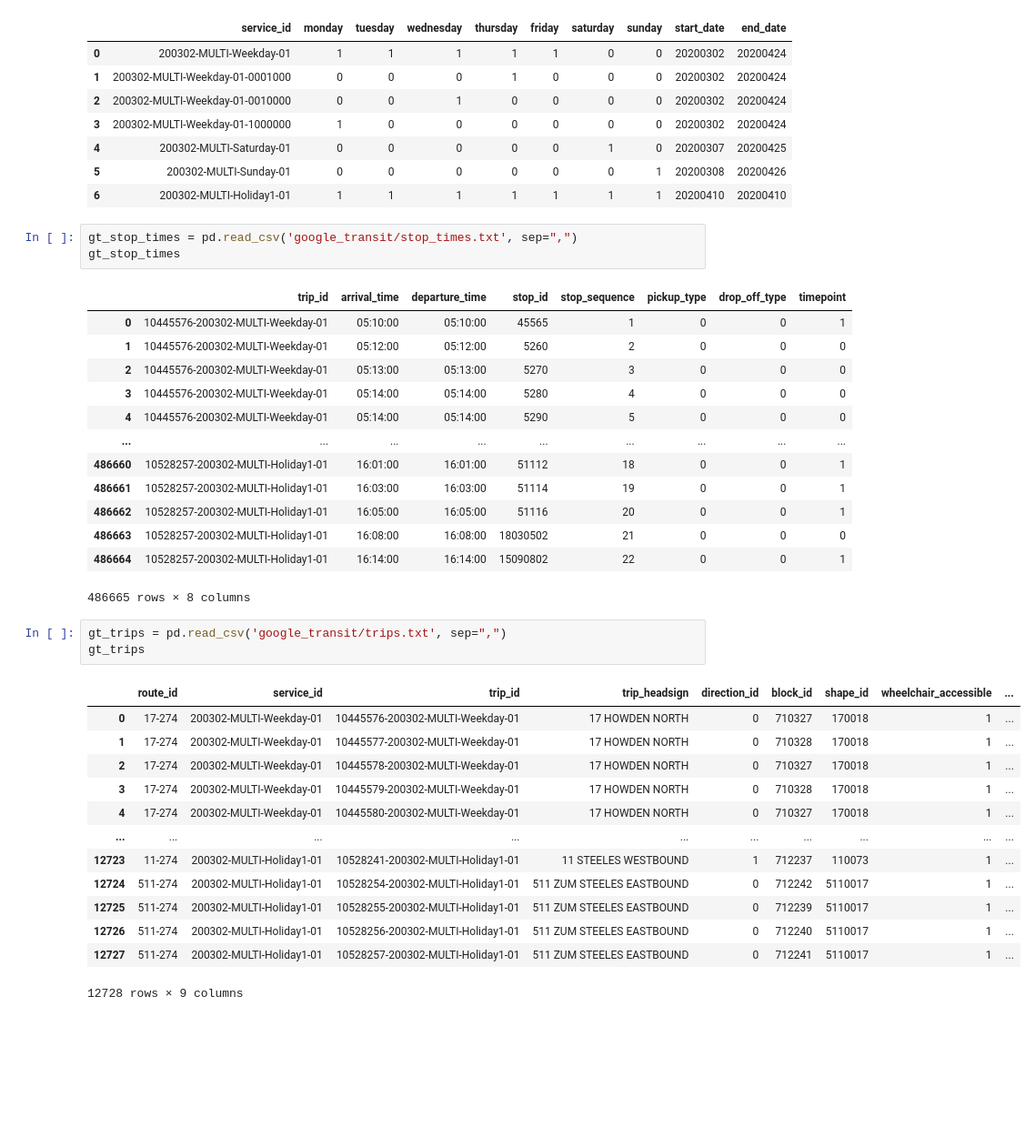
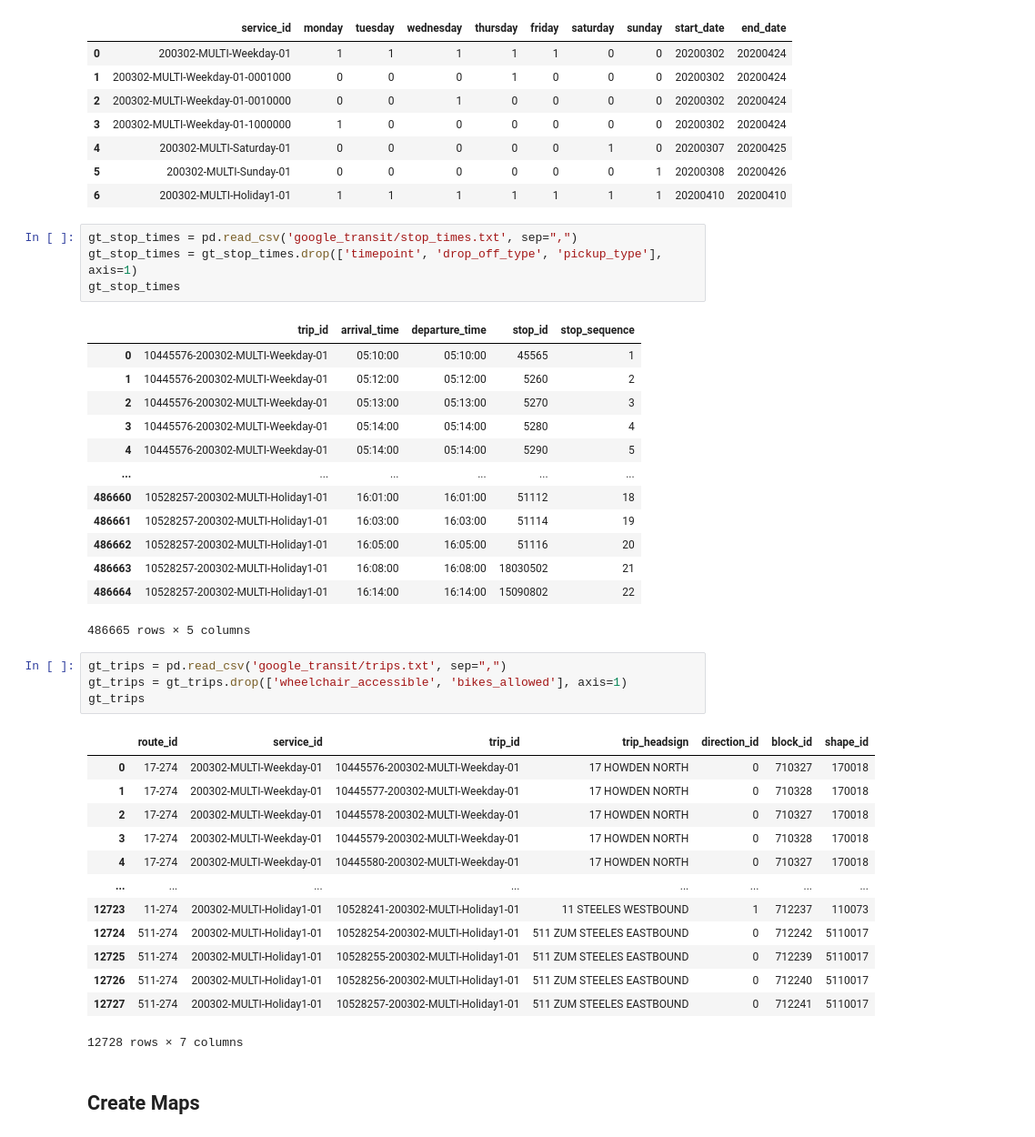
Before and after one commit to B33Boy/Traffic_Exploration, a Jupyter notebook: Bus Trip Planner.ipynb, the cells around one changed output. Shown at 91% size. Drawn from its saved outputs; the diff is of its cells as text; blank space fills up the shorter version.

```diff
--- a/Bus Trip Planner.ipynb
+++ b/Bus Trip Planner.ipynb
@@ -73,35 +74,39 @@ gt_calendar
 | 6 | 200302-MULTI-Holiday1-01 | 1 | 1 | 1 | 1 | 1 | 1 | 1 | 20200410 | 20200410 |
 # %%
 gt_stop_times = pd.read_csv('google_transit/stop_times.txt', sep=",")
+gt_stop_times = gt_stop_times.drop(['timepoint', 'drop_off_type', 'pickup_type'], axis=1)
 gt_stop_times
 # %% [output]
-|  | trip_id | arrival_time | departure_time | stop_id | stop_sequence | pickup_type | drop_off_type | timepoint |
-| 0 | 10445576-200302-MULTI-Weekday-01 | 05:10:00 | 05:10:00 | 45565 | 1 | 0 | 0 | 1 |
-| 1 | 10445576-200302-MULTI-Weekday-01 | 05:12:00 | 05:12:00 | 5260 | 2 | 0 | 0 | 0 |
-| 2 | 10445576-200302-MULTI-Weekday-01 | 05:13:00 | 05:13:00 | 5270 | 3 | 0 | 0 | 0 |
-| 3 | 10445576-200302-MULTI-Weekday-01 | 05:14:00 | 05:14:00 | 5280 | 4 | 0 | 0 | 0 |
-| 4 | 10445576-200302-MULTI-Weekday-01 | 05:14:00 | 05:14:00 | 5290 | 5 | 0 | 0 | 0 |
-| ... | ... | ... | ... | ... | ... | ... | ... | ... |
-| 486660 | 10528257-200302-MULTI-Holiday1-01 | 16:01:00 | 16:01:00 | 51112 | 18 | 0 | 0 | 1 |
-| 486661 | 10528257-200302-MULTI-Holiday1-01 | 16:03:00 | 16:03:00 | 51114 | 19 | 0 | 0 | 1 |
-| 486662 | 10528257-200302-MULTI-Holiday1-01 | 16:05:00 | 16:05:00 | 51116 | 20 | 0 | 0 | 1 |
-| 486663 | 10528257-200302-MULTI-Holiday1-01 | 16:08:00 | 16:08:00 | 18030502 | 21 | 0 | 0 | 0 |
-| 486664 | 10528257-200302-MULTI-Holiday1-01 | 16:14:00 | 16:14:00 | 15090802 | 22 | 0 | 0 | 1 |
+|  | trip_id | arrival_time | departure_time | stop_id | stop_sequence |
+| 0 | 10445576-200302-MULTI-Weekday-01 | 05:10:00 | 05:10:00 | 45565 | 1 |
+| 1 | 10445576-200302-MULTI-Weekday-01 | 05:12:00 | 05:12:00 | 5260 | 2 |
+| 2 | 10445576-200302-MULTI-Weekday-01 | 05:13:00 | 05:13:00 | 5270 | 3 |
+| 3 | 10445576-200302-MULTI-Weekday-01 | 05:14:00 | 05:14:00 | 5280 | 4 |
+| 4 | 10445576-200302-MULTI-Weekday-01 | 05:14:00 | 05:14:00 | 5290 | 5 |
+| ... | ... | ... | ... | ... | ... |
+| 486660 | 10528257-200302-MULTI-Holiday1-01 | 16:01:00 | 16:01:00 | 51112 | 18 |
+| 486661 | 10528257-200302-MULTI-Holiday1-01 | 16:03:00 | 16:03:00 | 51114 | 19 |
+| 486662 | 10528257-200302-MULTI-Holiday1-01 | 16:05:00 | 16:05:00 | 51116 | 20 |
+| 486663 | 10528257-200302-MULTI-Holiday1-01 | 16:08:00 | 16:08:00 | 18030502 | 21 |
+| 486664 | 10528257-200302-MULTI-Holiday1-01 | 16:14:00 | 16:14:00 | 15090802 | 22 |
-486665 rows × 8 columns
+486665 rows × 5 columns
 # %%
 gt_trips = pd.read_csv('google_transit/trips.txt', sep=",")
+gt_trips = gt_trips.drop(['wheelchair_accessible', 'bikes_allowed'], axis=1)
 gt_trips
 # %% [output]
-|  | route_id | service_id | trip_id | trip_headsign | direction_id | block_id | shape_id | wheelchair_accessible | ... |
-| 0 | 17-274 | 200302-MULTI-Weekday-01 | 10445576-200302-MULTI-Weekday-01 | 17 HOWDEN NORTH | 0 | 710327 | 170018 | 1 | ... |
-| 1 | 17-274 | 200302-MULTI-Weekday-01 | 10445577-200302-MULTI-Weekday-01 | 17 HOWDEN NORTH | 0 | 710328 | 170018 | 1 | ... |
-| 2 | 17-274 | 200302-MULTI-Weekday-01 | 10445578-200302-MULTI-Weekday-01 | 17 HOWDEN NORTH | 0 | 710327 | 170018 | 1 | ... |
-| 3 | 17-274 | 200302-MULTI-Weekday-01 | 10445579-200302-MULTI-Weekday-01 | 17 HOWDEN NORTH | 0 | 710328 | 170018 | 1 | ... |
-| 4 | 17-274 | 200302-MULTI-Weekday-01 | 10445580-200302-MULTI-Weekday-01 | 17 HOWDEN NORTH | 0 | 710327 | 170018 | 1 | ... |
-| ... | ... | ... | ... | ... | ... | ... | ... | ... | ... |
-| 12723 | 11-274 | 200302-MULTI-Holiday1-01 | 10528241-200302-MULTI-Holiday1-01 | 11 STEELES WESTBOUND | 1 | 712237 | 110073 | 1 | ... |
-| 12724 | 511-274 | 200302-MULTI-Holiday1-01 | 10528254-200302-MULTI-Holiday1-01 | 511 ZUM STEELES EASTBOUND | 0 | 712242 | 5110017 | 1 | ... |
-| 12725 | 511-274 | 200302-MULTI-Holiday1-01 | 10528255-200302-MULTI-Holiday1-01 | 511 ZUM STEELES EASTBOUND | 0 | 712239 | 5110017 | 1 | ... |
-| 12726 | 511-274 | 200302-MULTI-Holiday1-01 | 10528256-200302-MULTI-Holiday1-01 | 511 ZUM STEELES EASTBOUND | 0 | 712240 | 5110017 | 1 | ... |
-| 12727 | 511-274 | 200302-MULTI-Holiday1-01 | 10528257-200302-MULTI-Holiday1-01 | 511 ZUM STEELES EASTBOUND | 0 | 712241 | 5110017 | 1 | ... |
+|  | route_id | service_id | trip_id | trip_headsign | direction_id | block_id | shape_id |
+| 0 | 17-274 | 200302-MULTI-Weekday-01 | 10445576-200302-MULTI-Weekday-01 | 17 HOWDEN NORTH | 0 | 710327 | 170018 |
+| 1 | 17-274 | 200302-MULTI-Weekday-01 | 10445577-200302-MULTI-Weekday-01 | 17 HOWDEN NORTH | 0 | 710328 | 170018 |
+| 2 | 17-274 | 200302-MULTI-Weekday-01 | 10445578-200302-MULTI-Weekday-01 | 17 HOWDEN NORTH | 0 | 710327 | 170018 |
+| 3 | 17-274 | 200302-MULTI-Weekday-01 | 10445579-200302-MULTI-Weekday-01 | 17 HOWDEN NORTH | 0 | 710328 | 170018 |
+| 4 | 17-274 | 200302-MULTI-Weekday-01 | 10445580-200302-MULTI-Weekday-01 | 17 HOWDEN NORTH | 0 | 710327 | 170018 |
+| ... | ... | ... | ... | ... | ... | ... | ... |
+| 12723 | 11-274 | 200302-MULTI-Holiday1-01 | 10528241-200302-MULTI-Holiday1-01 | 11 STEELES WESTBOUND | 1 | 712237 | 110073 |
+| 12724 | 511-274 | 200302-MULTI-Holiday1-01 | 10528254-200302-MULTI-Holiday1-01 | 511 ZUM STEELES EASTBOUND | 0 | 712242 | 5110017 |
+| 12725 | 511-274 | 200302-MULTI-Holiday1-01 | 10528255-200302-MULTI-Holiday1-01 | 511 ZUM STEELES EASTBOUND | 0 | 712239 | 5110017 |
+| 12726 | 511-274 | 200302-MULTI-Holiday1-01 | 10528256-200302-MULTI-Holiday1-01 | 511 ZUM STEELES EASTBOUND | 0 | 712240 | 5110017 |
+| 12727 | 511-274 | 200302-MULTI-Holiday1-01 | 10528257-200302-MULTI-Holiday1-01 | 511 ZUM STEELES EASTBOUND | 0 | 712241 | 5110017 |
-12728 rows × 9 columns
+12728 rows × 7 columns
+# %% [markdown]
+## Create Maps
```
Also changed, not shown: parts of 7 cells of this notebook.
